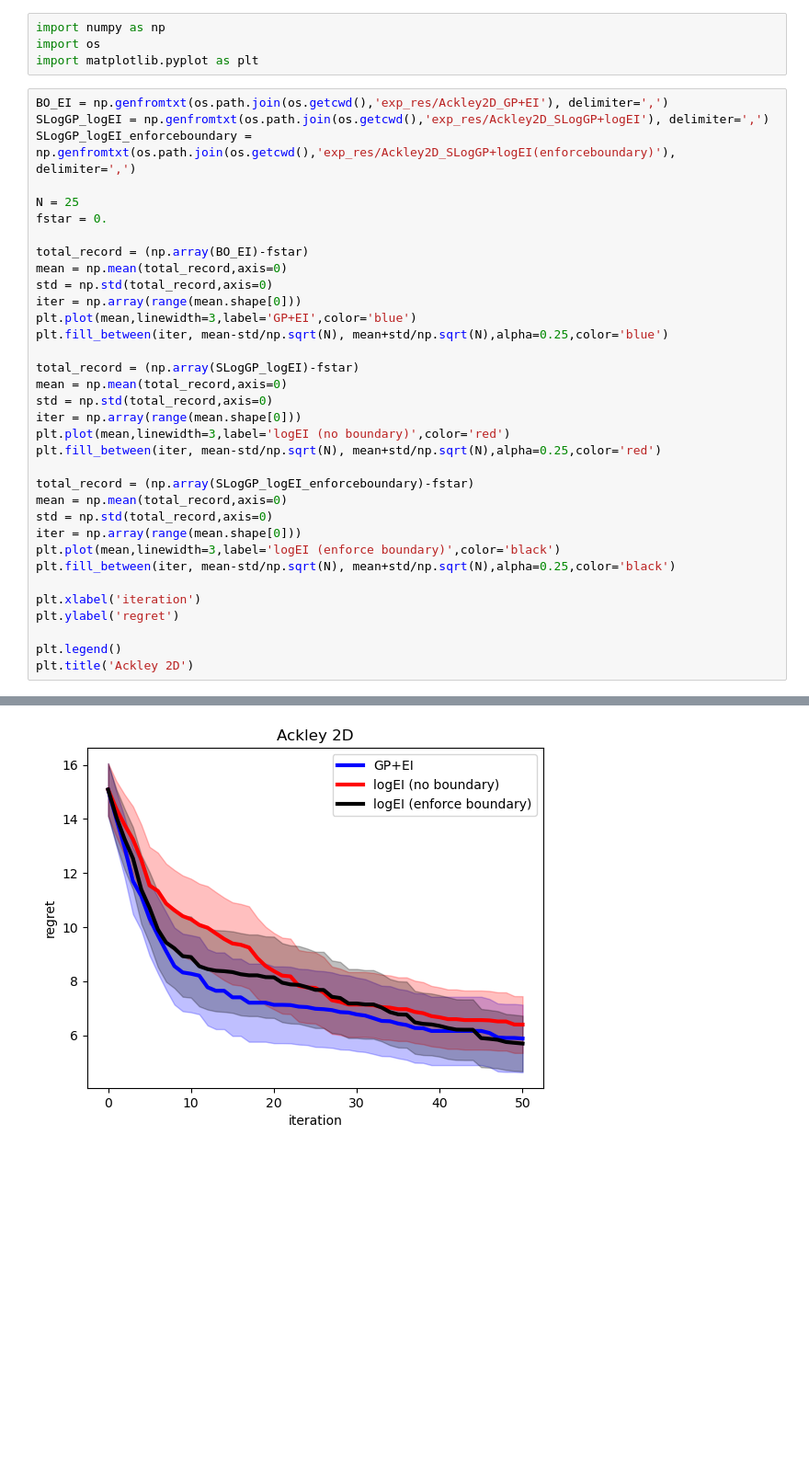
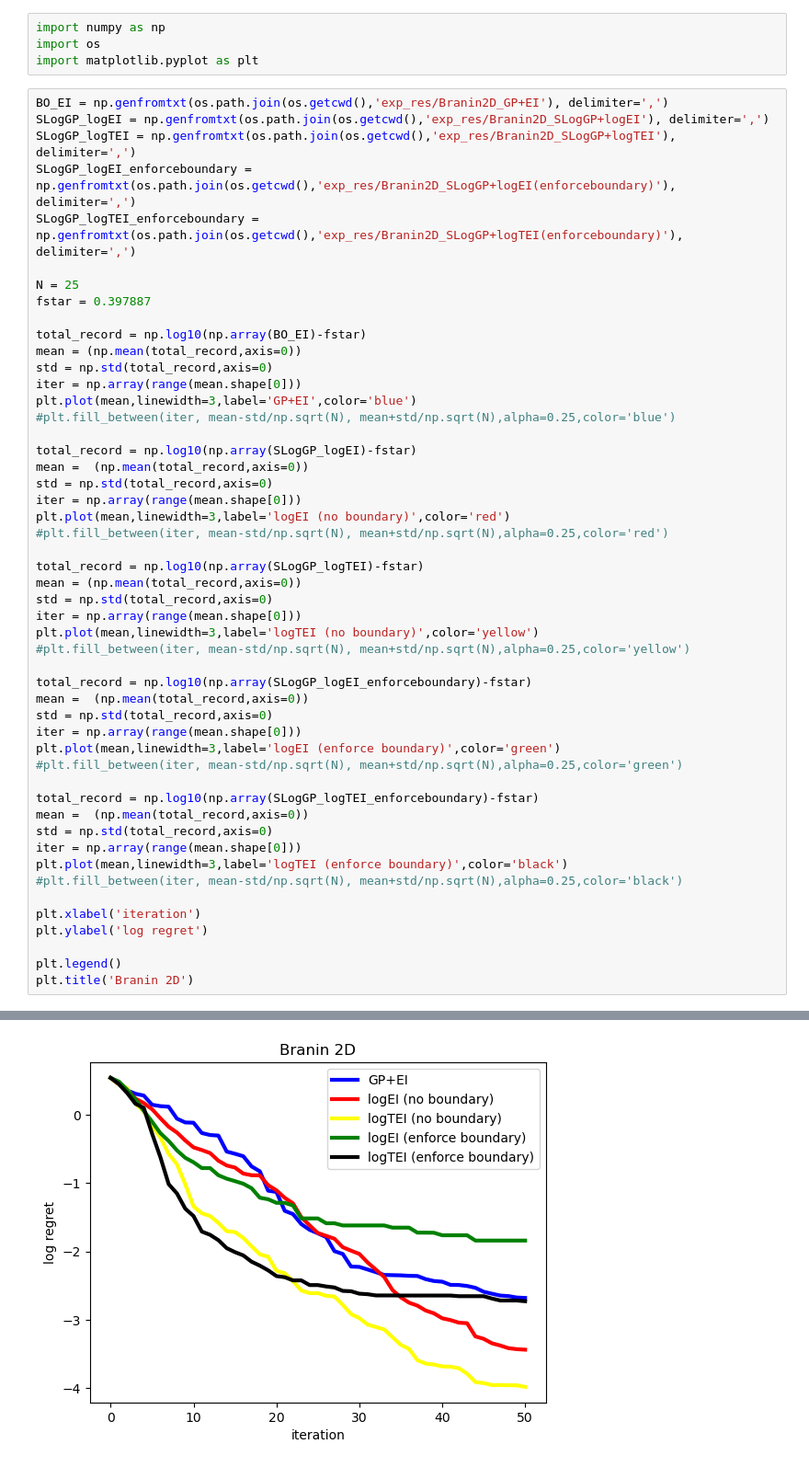
Before and after one commit to HanyangHenry-Wang/SLogGP_KnownBoundary, a Jupyter notebook: plot.ipynb, the cells around one changed output, grey strips where cells are left out. Shown: that part at 92% size. Cells and saved outputs as stored; diff of their text form; blank space fills up the shorter version.

```diff
--- a/plot.ipynb
+++ b/plot.ipynb
@@ -3,37 +3,53 @@ import numpy as np
 import os
 import matplotlib.pyplot as plt
 # %%
-BO_EI = np.genfromtxt(os.path.join(os.getcwd(),'exp_res/Ackley2D_GP+EI'), delimiter=',')
-SLogGP_logEI = np.genfromtxt(os.path.join(os.getcwd(),'exp_res/Ackley2D_SLogGP+logEI'), delimiter=',')
-SLogGP_logEI_enforceboundary = np.genfromtxt(os.path.join(os.getcwd(),'exp_res/Ackley2D_SLogGP+logEI(enforceboundary)'), delimiter=',')
+BO_EI = np.genfromtxt(os.path.join(os.getcwd(),'exp_res/Branin2D_GP+EI'), delimiter=',')
+SLogGP_logEI = np.genfromtxt(os.path.join(os.getcwd(),'exp_res/Branin2D_SLogGP+logEI'), delimiter=',')
+SLogGP_logTEI = np.genfromtxt(os.path.join(os.getcwd(),'exp_res/Branin2D_SLogGP+logTEI'), delimiter=',')
+SLogGP_logEI_enforceboundary = np.genfromtxt(os.path.join(os.getcwd(),'exp_res/Branin2D_SLogGP+logEI(enforceboundary)'), delimiter=',')
+SLogGP_logTEI_enforceboundary = np.genfromtxt(os.path.join(os.getcwd(),'exp_res/Branin2D_SLogGP+logTEI(enforceboundary)'), delimiter=',')
 
 N = 25
-fstar = 0.
+fstar = 0.397887
 
-total_record = (np.array(BO_EI)-fstar)
-mean = np.mean(total_record,axis=0)
+total_record = np.log10(np.array(BO_EI)-fstar)
+mean = (np.mean(total_record,axis=0))
 std = np.std(total_record,axis=0)
 iter = np.array(range(mean.shape[0]))
 plt.plot(mean,linewidth=3,label='GP+EI',color='blue')
-plt.fill_between(iter, mean-std/np.sqrt(N), mean+std/np.sqrt(N),alpha=0.25,color='blue')
+#plt.fill_between(iter, mean-std/np.sqrt(N), mean+std/np.sqrt(N),alpha=0.25,color='blue')
 
-total_record = (np.array(SLogGP_logEI)-fstar)
-mean = np.mean(total_record,axis=0)
+total_record = np.log10(np.array(SLogGP_logEI)-fstar)
+mean =  (np.mean(total_record,axis=0))
 std = np.std(total_record,axis=0)
 iter = np.array(range(mean.shape[0]))
 plt.plot(mean,linewidth=3,label='logEI (no boundary)',color='red')
-plt.fill_between(iter, mean-std/np.sqrt(N), mean+std/np.sqrt(N),alpha=0.25,color='red')
+#plt.fill_between(iter, mean-std/np.sqrt(N), mean+std/np.sqrt(N),alpha=0.25,color='red')
 
-total_record = (np.array(SLogGP_logEI_enforceboundary)-fstar)
-mean = np.mean(total_record,axis=0)
+total_record = np.log10(np.array(SLogGP_logTEI)-fstar)
+mean = (np.mean(total_record,axis=0))
 std = np.std(total_record,axis=0)
 iter = np.array(range(mean.shape[0]))
-plt.plot(mean,linewidth=3,label='logEI (enforce boundary)',color='black')
-plt.fill_between(iter, mean-std/np.sqrt(N), mean+std/np.sqrt(N),alpha=0.25,color='black')
+plt.plot(mean,linewidth=3,label='logTEI (no boundary)',color='yellow')
+#plt.fill_between(iter, mean-std/np.sqrt(N), mean+std/np.sqrt(N),alpha=0.25,color='yellow')
+
+total_record = np.log10(np.array(SLogGP_logEI_enforceboundary)-fstar)
+mean =  (np.mean(total_record,axis=0))
+std = np.std(total_record,axis=0)
+iter = np.array(range(mean.shape[0]))
+plt.plot(mean,linewidth=3,label='logEI (enforce boundary)',color='green')
+#plt.fill_between(iter, mean-std/np.sqrt(N), mean+std/np.sqrt(N),alpha=0.25,color='green')
+
+total_record = np.log10(np.array(SLogGP_logTEI_enforceboundary)-fstar)
+mean =  (np.mean(total_record,axis=0))
+std = np.std(total_record,axis=0)
+iter = np.array(range(mean.shape[0]))
+plt.plot(mean,linewidth=3,label='logTEI (enforce boundary)',color='black')
+#plt.fill_between(iter, mean-std/np.sqrt(N), mean+std/np.sqrt(N),alpha=0.25,color='black')
 
 plt.xlabel('iteration')
-plt.ylabel('regret')
+plt.ylabel('log regret')
 
 plt.legend()
-plt.title('Ackley 2D')
+plt.title('Branin 2D')
 # %% [output]
@@ -41 +57 @@ Text(0.5, 1.0, 'Ackley 2D')
-[figure, old version]
+[figure, new version]
```
Also changed, not shown: parts of 9 cells of this notebook, 9 other files.
